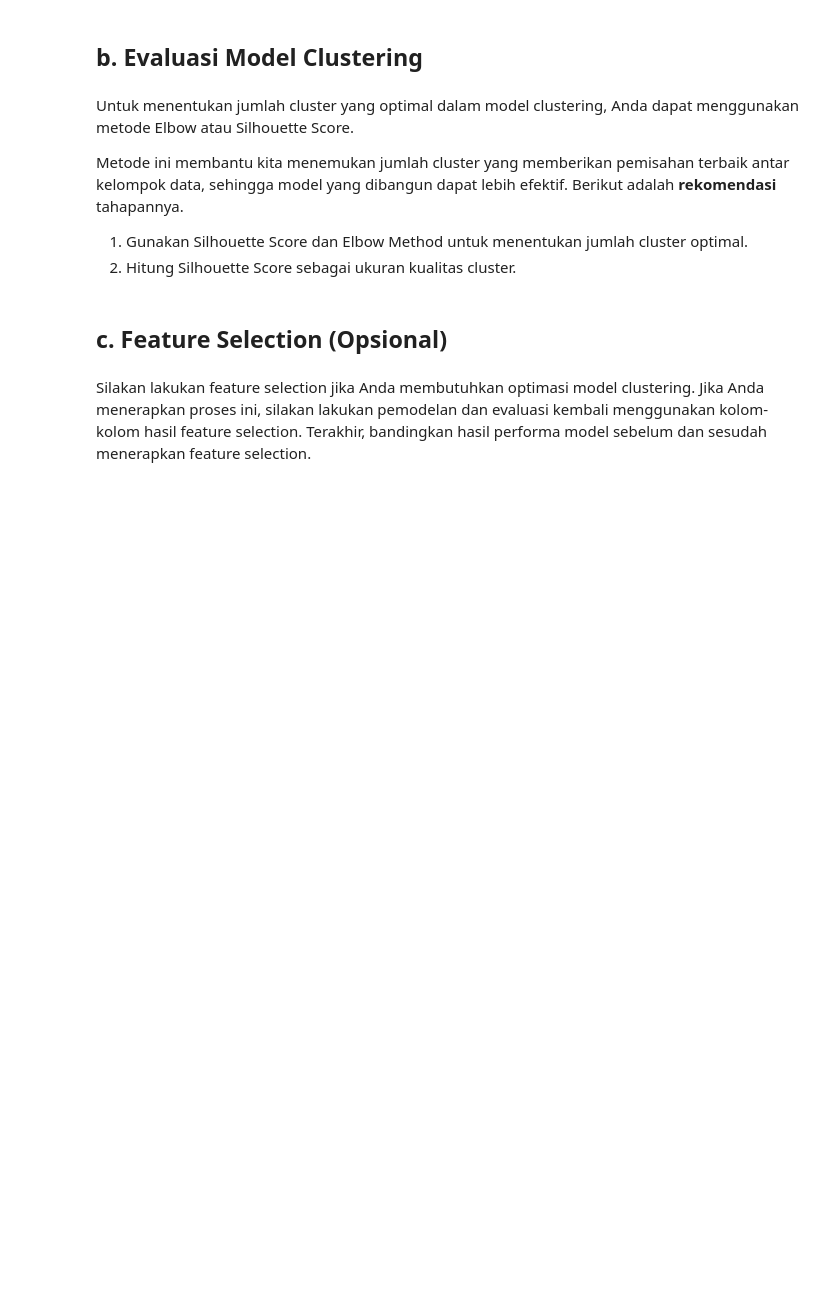
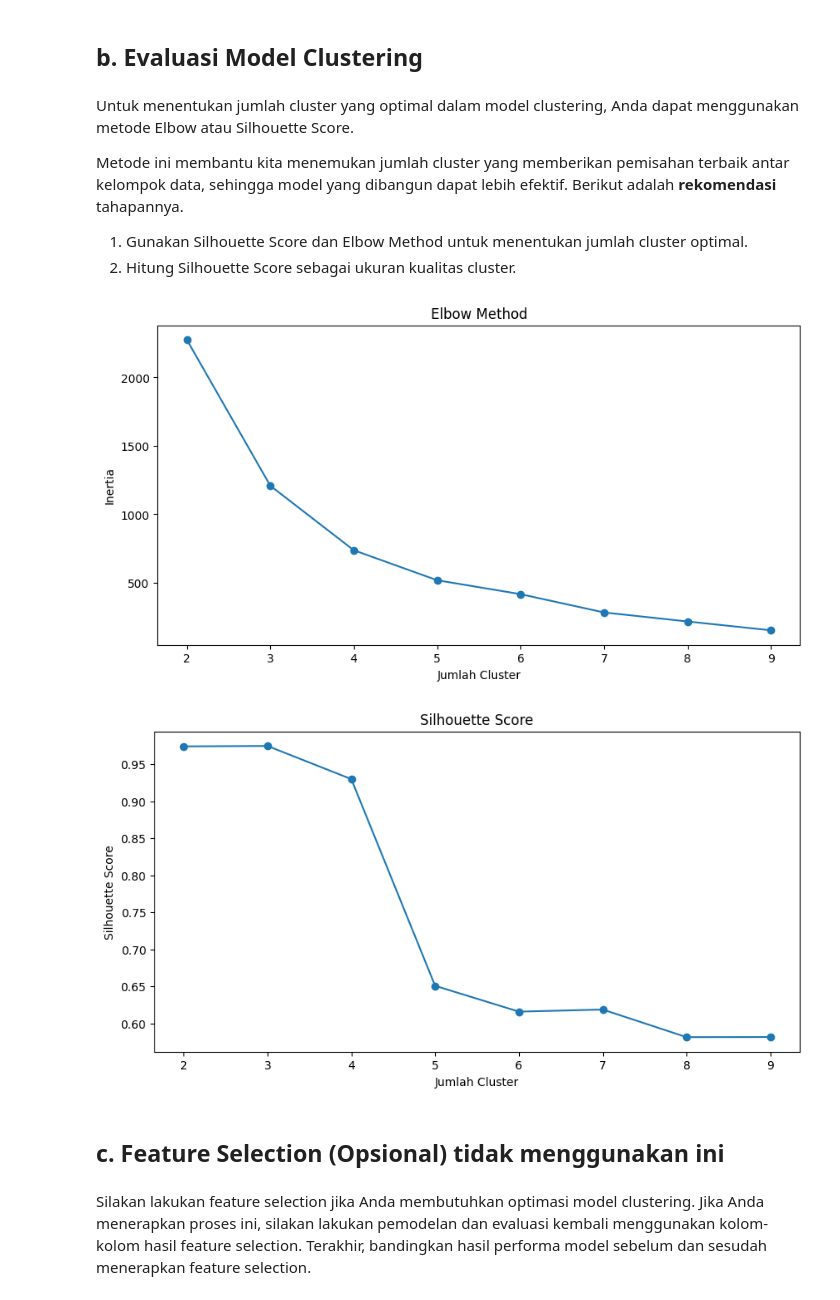
Before and after one commit to Loverzzz/E-commerceSales, a Jupyter notebook: [Clustering]_Submission_Akhir_BMLP_ReynaldoABT.ipynb, the cells around one changed output. Cells and saved outputs as stored; diff of their text form; code cells hidden in the pictures; blank space fills up the shorter version.

```diff
--- a/[Clustering]_Submission_Akhir_BMLP_ReynaldoABT.ipynb
+++ b/[Clustering]_Submission_Akhir_BMLP_ReynaldoABT.ipynb
@@ -98,3 +201,16 @@ Berikut adalah tahapan-tahapan yang perlu dilakukan, namun **tidak terbatas** pa
+# %%
+# Menghapus atau Menangani Data Kosong (Missing Values)
+data_sampled.dropna(inplace=True)
+
+# Menghapus Data Duplikat
+data_sampled.drop_duplicates(inplace=True)
+
+# Normalisasi atau Standarisasi Fitur
+scaler = StandardScaler()
+data_sampled[['Quantity', 'UnitPrice']] = scaler.fit_transform(data_sampled[['Quantity', 'UnitPrice']])
+
+# Encoding Data Kategorikal
+data_sampled = pd.get_dummies(data_sampled, columns=['Country'], drop_first=True)
 # %% [markdown]
 # **6. Pembangunan Model Clustering**
 # %% [markdown]
@@ -108,3 +222,7 @@ Pada tahap ini, Anda membangun model clustering dengan memilih algoritma yang se
+# %%
+# Memilih algoritma clustering yang sesuai
+kmeans = KMeans(n_clusters=3, random_state=42)
+data_sampled['Cluster'] = kmeans.fit_predict(data_sampled[['Quantity', 'UnitPrice']])
 # %% [markdown]
 ## **b. Evaluasi Model Clustering**
 # %% [markdown]
@@ -118,4 +234,31 @@ Metode ini membantu kita menemukan jumlah cluster yang memberikan pemisahan terb
+# %%
+# Evaluasi Model Clustering
+inertia = []
+silhouette_scores = []
+
+for n in range(2, 10):
+    kmeans = KMeans(n_clusters=n, random_state=42)
+    kmeans.fit(data_sampled[['Quantity', 'UnitPrice']])
+    inertia.append(kmeans.inertia_)
+    silhouette_scores.append(silhouette_score(data_sampled[['Quantity', 'UnitPrice']], kmeans.labels_))
+
+plt.figure(figsize=(10, 5))
+plt.plot(range(2, 10), inertia, marker='o')
+plt.title('Elbow Method')
+plt.xlabel('Jumlah Cluster')
+plt.ylabel('Inertia')
+plt.show()
+
+plt.figure(figsize=(10, 5))
+plt.plot(range(2, 10), silhouette_scores, marker='o')
+plt.title('Silhouette Score')
+plt.xlabel('Jumlah Cluster')
+plt.ylabel('Silhouette Score')
+plt.show()
+# %% [output]
+[figure, added]
+[figure, added]
 # %% [markdown]
-## **c. Feature Selection (Opsional)**
+## **c. Feature Selection (Opsional)** tidak menggunakan ini
 # %% [markdown]
 Silakan lakukan feature selection jika Anda membutuhkan optimasi model clustering. Jika Anda menerapkan proses ini, silakan lakukan pemodelan dan evaluasi kembali menggunakan kolom-kolom hasil feature selection. Terakhir, bandingkan hasil performa model sebelum dan sesudah menerapkan feature selection.
```
Also changed, not shown: parts of 16 cells of this notebook.
